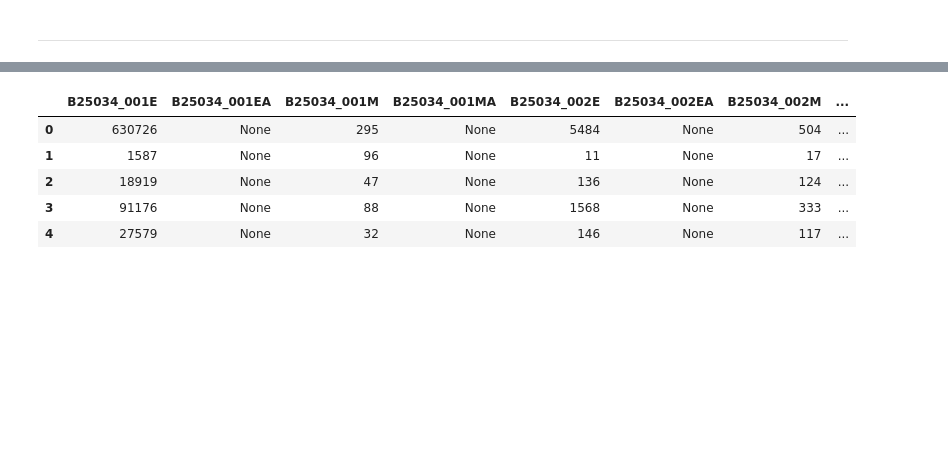
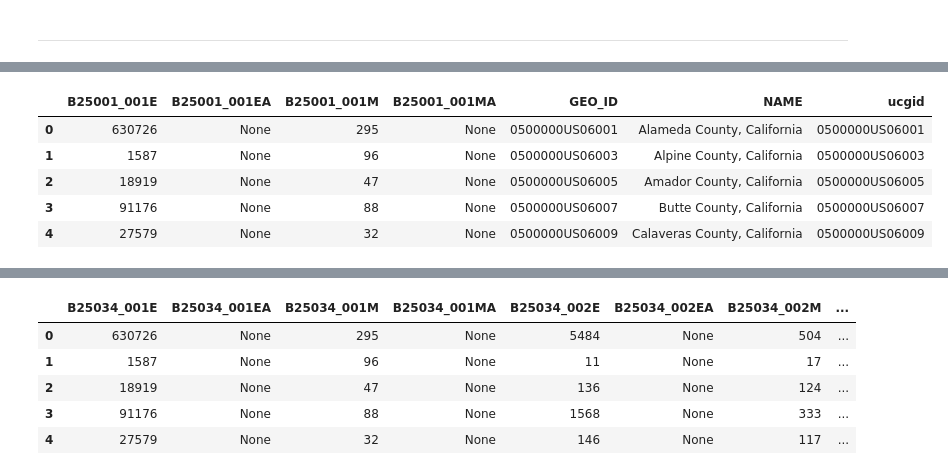
Before and after one commit to annapiter/earthquake-insurance-analysis, a Jupyter notebook: notebooks/02_demographics_and_housing_data.ipynb, the cells around one changed output, grey strips where cells are left out. Saved outputs shown, nothing was run; the diff lists cells and outputs as text; code cells hidden in the pictures; blank space fills up the shorter version.

```diff
--- a/notebooks/02_demographics_and_housing_data.ipynb
+++ b/notebooks/02_demographics_and_housing_data.ipynb
@@ -422,0 +433,17 @@ gdf_ca_extended[["county"] + list(gdf_ca_extended.filter(like='_pct').columns)].
+# %%
+# Request data from API
+url = "https://api.census.gov/data/2023/acs/acs5?get=group(B25001)&ucgid=pseudo(0400000US06$0500000)"
+response = requests.get(url)
+data = response.json()
+
+# Convert to DataFrame
+df_housing_units = pd.DataFrame(data[1:], columns=data[0])
+
+df_housing_units.head()
+# %% [output]
+|  | B25001_001E | B25001_001EA | B25001_001M | B25001_001MA | GEO_ID | NAME | ucgid |
+| 0 | 630726 | None | 295 | None | 0500000US06001 | Alameda County, California | 0500000US06001 |
+| 1 | 1587 | None | 96 | None | 0500000US06003 | Alpine County, California | 0500000US06003 |
+| 2 | 18919 | None | 47 | None | 0500000US06005 | Amador County, California | 0500000US06005 |
+| 3 | 91176 | None | 88 | None | 0500000US06007 | Butte County, California | 0500000US06007 |
+| 4 | 27579 | None | 32 | None | 0500000US06009 | Calaveras County, California | 0500000US06009 |
```
Also changed, not shown: parts of 22 cells of this notebook, 15 other files.
